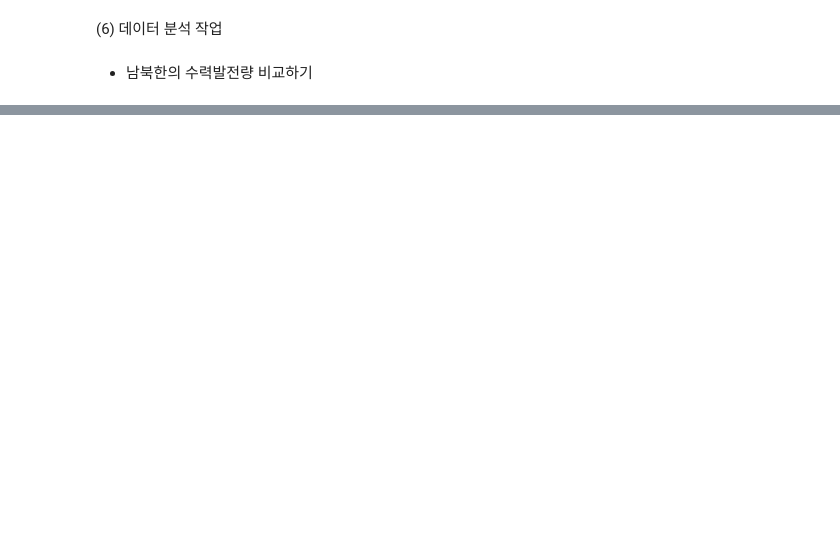
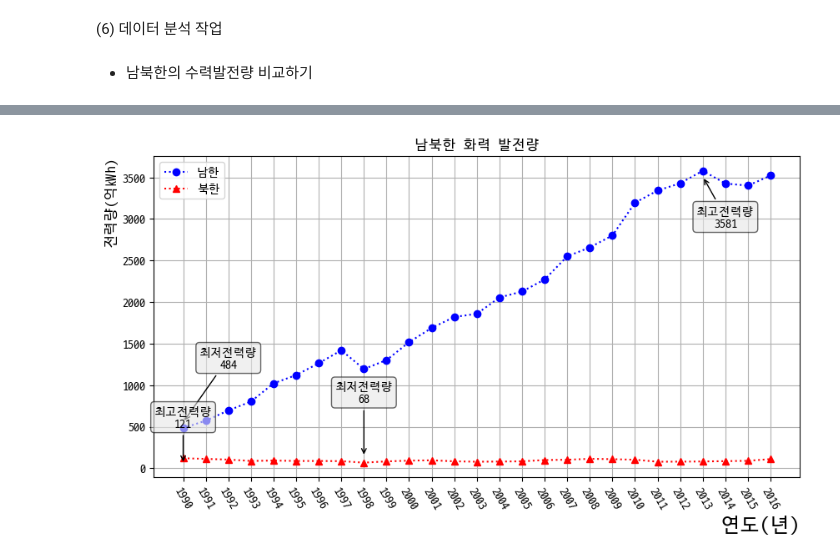
Before and after one commit to Schubert3275/KDT-Pandas_Study, a Jupyter notebook: DAY_06/ex_kor_power.ipynb, the cells around one changed output, grey strips where cells are left out. Cells and saved outputs as stored; diff of their text form; code cells hidden in the pictures; blank space fills up the shorter version.

```diff
--- a/DAY_06/ex_kor_power.ipynb
+++ b/DAY_06/ex_kor_power.ipynb
@@ -134,0 +225,4 @@ ret = plt.plot(x, waterDF.loc['남한'], 'bo:', x, waterDF.loc['북한'], 'ro:')
+# %%
+drowChart(fireDF, '남북한 화력 발전량')
+# %% [output]
+[figure, added]
```
Also changed, not shown: parts of 17 cells of this notebook, 2 other files.
